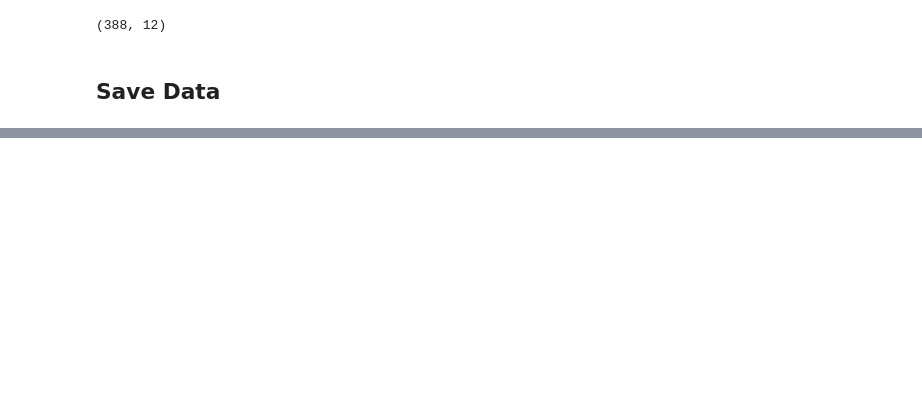
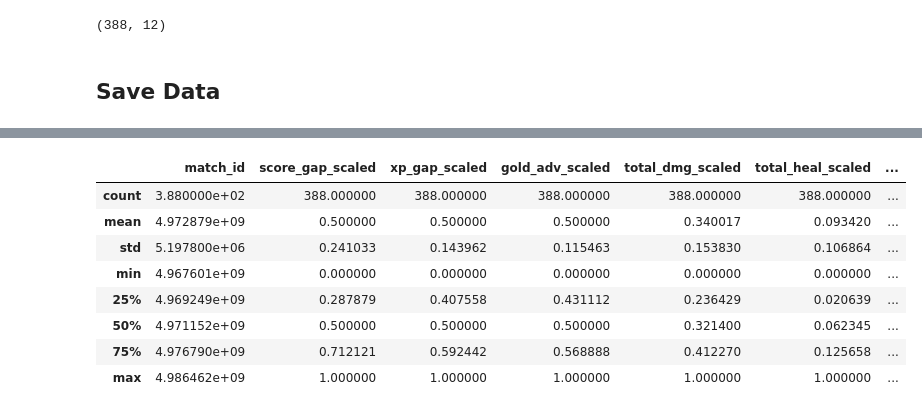
Before and after one commit to geoph9/BDA-Project, a Jupyter notebook: transformation.ipynb, the cells around one changed output, grey strips where cells are left out. Cells and saved outputs as stored; diff of their text form; code cells hidden in the pictures; blank space fills up the shorter version.

```diff
--- a/transformation.ipynb
+++ b/transformation.ipynb
@@ -271,0 +294,12 @@ matches_norm.to_csv("./data/matches_normalized.csv", index=False)
+# %%
+complete_df.drop(columns=columns_to_scale).describe()
+# %% [output]
+|  | match_id | score_gap_scaled | xp_gap_scaled | gold_adv_scaled | total_dmg_scaled | total_heal_scaled | ... |
+| count | 3.880000e+02 | 388.000000 | 388.000000 | 388.000000 | 388.000000 | 388.000000 | ... |
+| mean | 4.972879e+09 | 0.500000 | 0.500000 | 0.500000 | 0.340017 | 0.093420 | ... |
+| std | 5.197800e+06 | 0.241033 | 0.143962 | 0.115463 | 0.153830 | 0.106864 | ... |
+| min | 4.967601e+09 | 0.000000 | 0.000000 | 0.000000 | 0.000000 | 0.000000 | ... |
+| 25% | 4.969249e+09 | 0.287879 | 0.407558 | 0.431112 | 0.236429 | 0.020639 | ... |
+| 50% | 4.971152e+09 | 0.500000 | 0.500000 | 0.500000 | 0.321400 | 0.062345 | ... |
+| 75% | 4.976790e+09 | 0.712121 | 0.592442 | 0.568888 | 0.412270 | 0.125658 | ... |
+| max | 4.986462e+09 | 1.000000 | 1.000000 | 1.000000 | 1.000000 | 1.000000 | ... |
```
Also changed, not shown: parts of 5 cells of this notebook, 1 other file.
